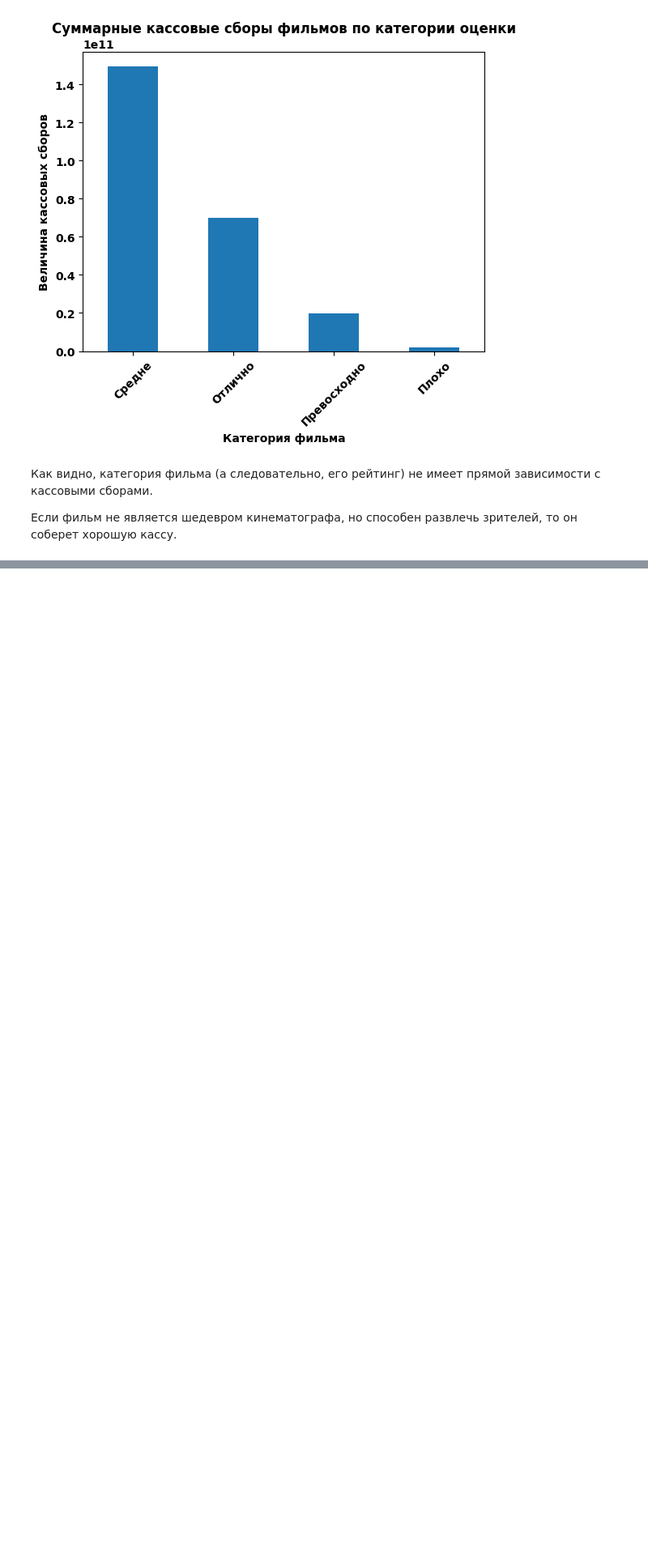
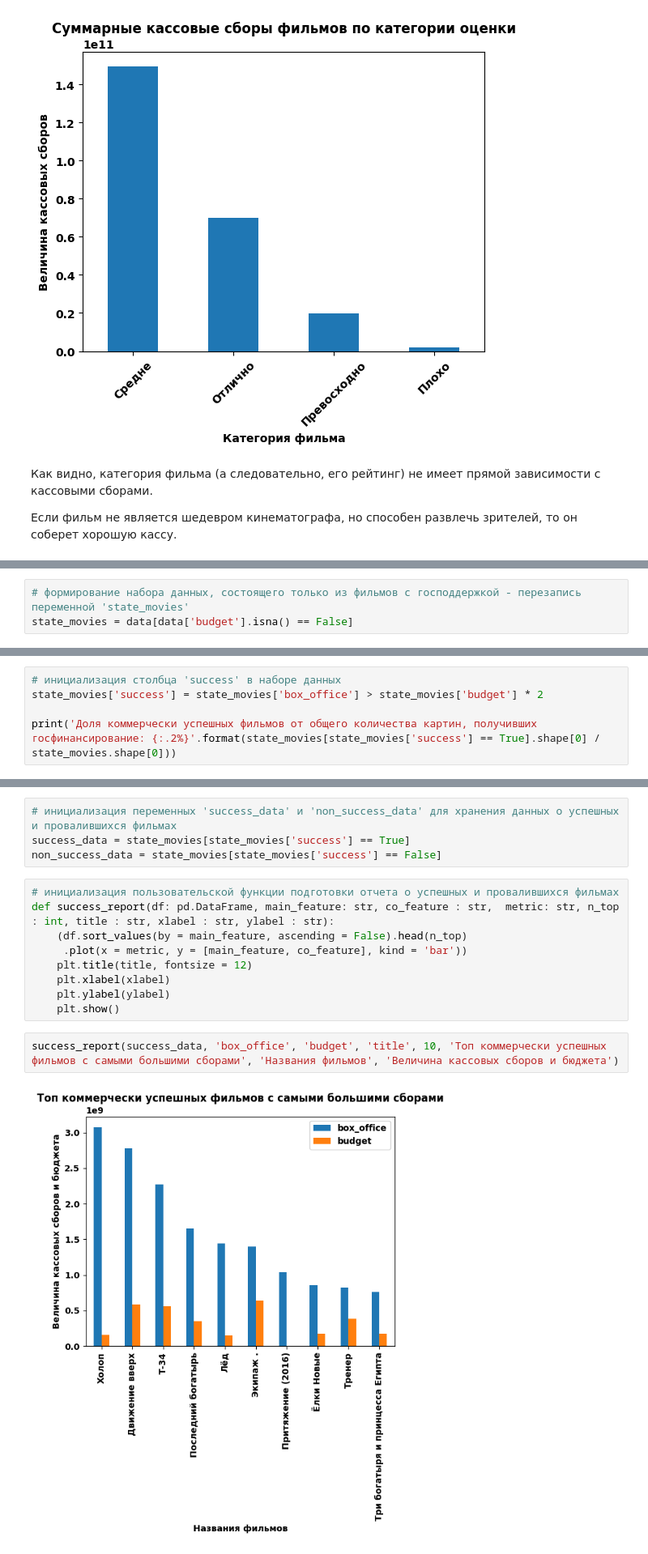
Before and after one commit to MrKostas/YandexPractikum_projects, a Jupyter notebook: notebooks/FourthPetProject_MainProject1.ipynb, the cells around one changed output, grey strips where cells are left out. Shown at 81% size. Cells and saved outputs as stored; diff of their text form; blank space fills up the shorter version.

```diff
--- a/notebooks/FourthPetProject_MainProject1.ipynb
+++ b/notebooks/FourthPetProject_MainProject1.ipynb
@@ -1003,0 +1009,3 @@ plt.show()
+# %%
+# формирование набора данных, состоящего только из фильмов с господдержкой - перезапись переменной 'state_movies'
+state_movies = data[data['budget'].isna() == False]
@@ -1003,0 +1018,5 @@ plt.show()
+# %%
+# инициализация столбца 'success' в наборе данных
+state_movies['success'] = state_movies['box_office'] > state_movies['budget'] * 2
+
+print('Доля коммерчески успешных фильмов от общего количества картин, получивших госфинансирование: {:.2%}'.format(state_movies[state_movies['success'] == True].shape[0] / state_movies.shape[0]))
@@ -1003,0 +1030,17 @@ plt.show()
+# %%
+# инициализация переменных 'success_data' и 'non_success_data' для хранения данных о успешных и провалившихся фильмах
+success_data = state_movies[state_movies['success'] == True]
+non_success_data = state_movies[state_movies['success'] == False]
+# %%
+# инициализация пользовательской функции подготовки отчета о успешных и провалившихся фильмах
+def success_report(df: pd.DataFrame, main_feature: str, co_feature : str,  metric: str, n_top : int, title : str, xlabel : str, ylabel : str):
+    (df.sort_values(by = main_feature, ascending = False).head(n_top)
+     .plot(x = metric, y = [main_feature, co_feature], kind = 'bar'))
+    plt.title(title, fontsize = 12)
+    plt.xlabel(xlabel)
+    plt.ylabel(ylabel)
+    plt.show()
+# %%
+success_report(success_data, 'box_office', 'budget', 'title', 10, 'Топ коммерчески успешных фильмов с самыми большими сборами', 'Названия фильмов', 'Величина кассовых сборов и бюджета')
+# %% [output]
+[figure, added]
```
Also changed, not shown: parts of 10 cells of this notebook.
